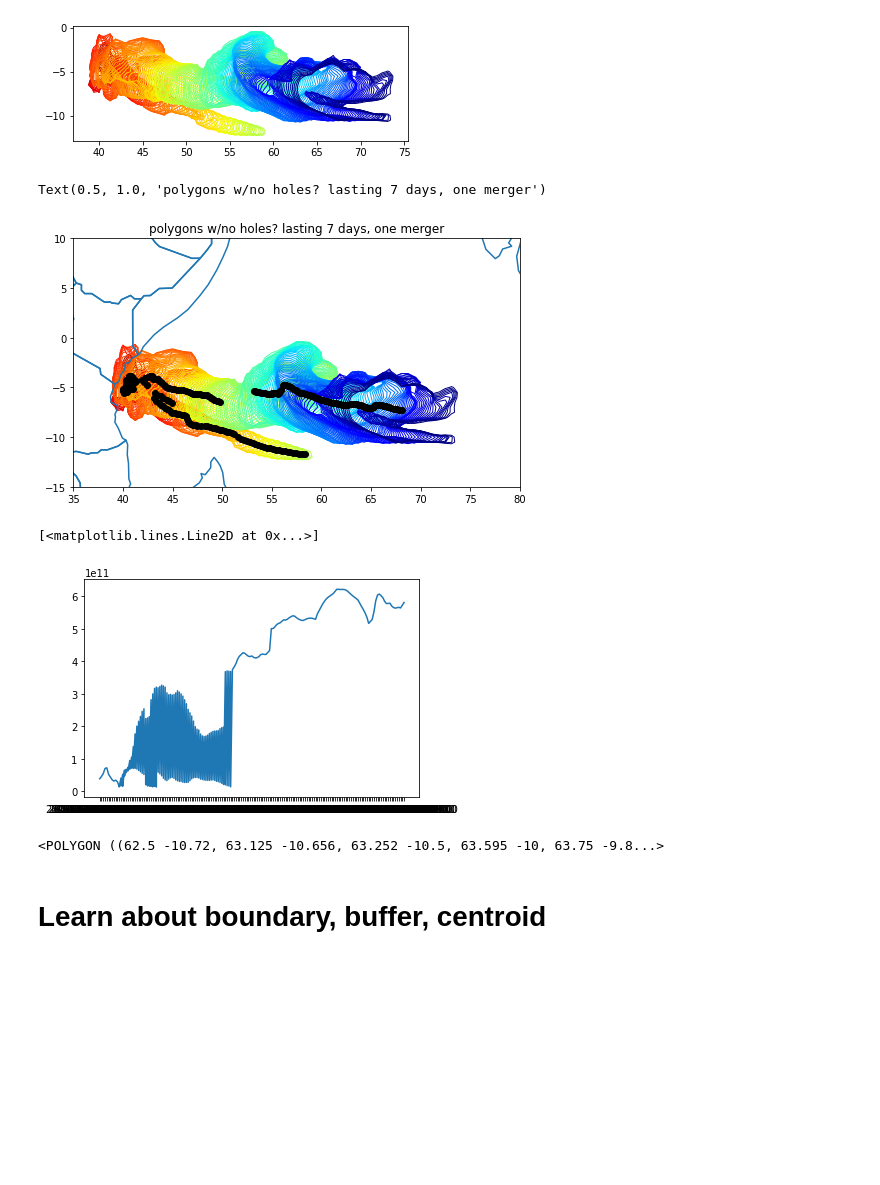
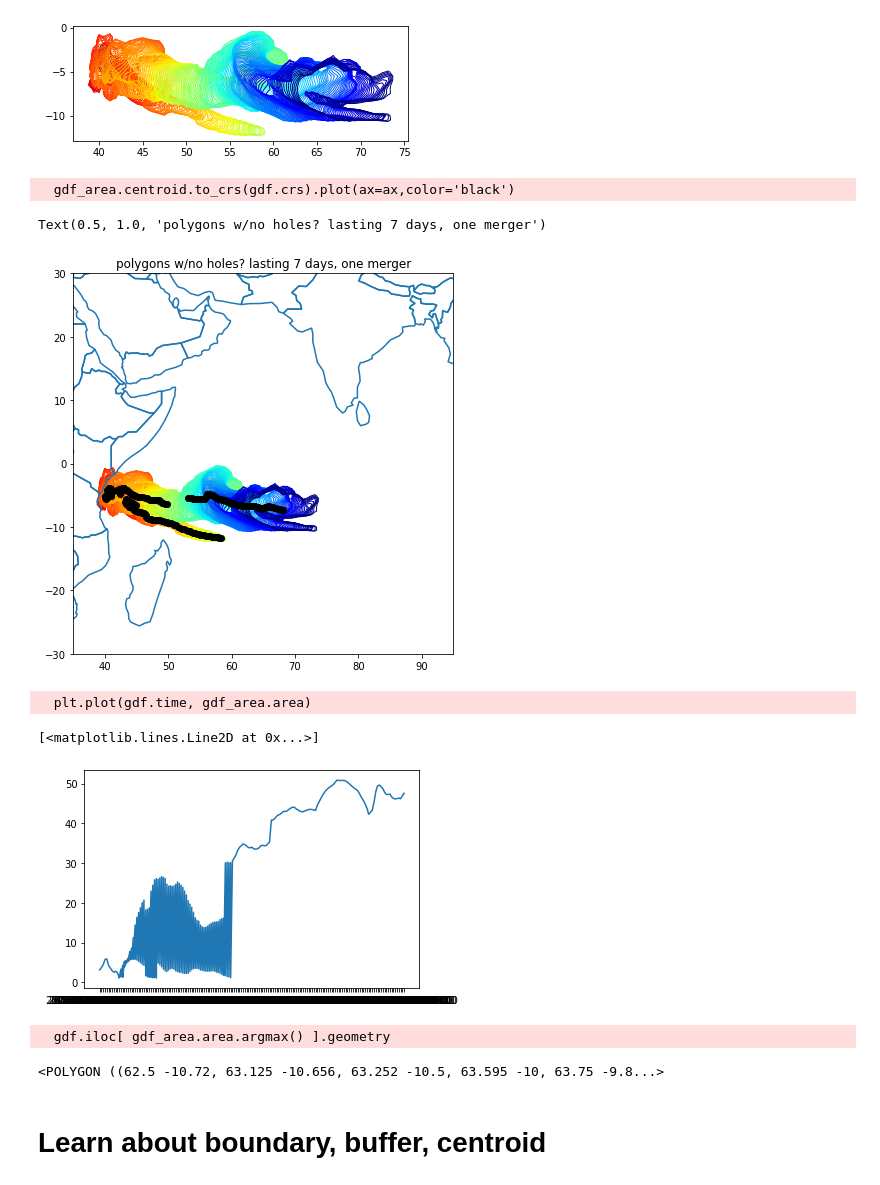
Before and after one commit to snigsam/VaporLakes, a Jupyter notebook: Distance_from_boundary.ipynb, the cells around one changed output. Cells and saved outputs as stored; diff of their text form; code cells hidden in the pictures; blank space fills up the shorter version.

```diff
--- a/Distance_from_boundary.ipynb
+++ b/Distance_from_boundary.ipynb
@@ -49,7 +53,7 @@ gdf = gp.read_file('GEOJSONS/'+filename)
 gdf
 # to avoid area warnings, use an equal-area map projection (CRS)
 # https://gis.stackexchange.com/questions/372564/userwarning-when-trying-to-get-centroid-from-a-polygon-geopandas
-gdf_area = gdf.to_crs('+proj=cea')
+gdf_area = gdf.set_crs(epsg = "4326", inplace = True)         #.to_crs('+proj=cea')
 # %%
 gdf.plot(column='time', facecolor='none', cmap='jet') #, alpha=1) #, legend=True)
 # %% [output]
@@ -58,36 +62,39 @@ gdf.plot(column='time', facecolor='none', cmap='jet') #, alpha=1) #, legend=True
 # %%
 # with map context and centroids
 fig, ax = plt.subplots(figsize=[8,7])
 ax.set_aspect('equal')
-ax.set_xlim(35, 80)
-ax.set_ylim(-15,10)
+ax.set_xlim(35, 95)
+ax.set_ylim(-30,30)
 
 gdf.plot(ax=ax, column='time', facecolor='none', \
                 cmap='jet', alpha=1) #, legend=True)
 
 # Plot centroids
 gdf_area.centroid.to_crs(gdf.crs).plot(ax=ax,color='black')
 
 #gdf.boundary.plot(ax=ax, color='black')
 path = gp.datasets.get_path('naturalearth_lowres') # Geography background
 mapdf = gp.read_file(path)
 mapdf.boundary.plot(ax=ax)
 
 ax.set_title('polygons w/no holes? lasting 7 days, one merger')
 # %% [output]
-Text(0.5, 1.0, 'polygons w/no holes? lasting 7 days, one merger')
+  gdf_area.centroid.to_crs(gdf.crs).plot(ax=ax,color='black')
+Text(0.5, 1.0, 'polygons w/no holes? lasting 7 days, one merger')
-[figure, old version]
+[figure, new version]
 # %%
 plt.plot(gdf.time, gdf_area.area)
 # %% [output]
-[<matplotlib.lines.Line2D at 0x...>]
+  plt.plot(gdf.time, gdf_area.area)
+[<matplotlib.lines.Line2D at 0x...>]
-[figure, old version]
+[figure, new version]
 # %%
 # shape of largest blob at any time
 
 gdf.iloc[ gdf_area.area.argmax() ].geometry
 # %% [output]
-<POLYGON ((62.5 -10.72, 63.125 -10.656, 63.252 -10.5, 63.595 -10, 63.75 -9.8...>
+  gdf.iloc[ gdf_area.area.argmax() ].geometry
+<POLYGON ((62.5 -10.72, 63.125 -10.656, 63.252 -10.5, 63.595 -10, 63.75 -9.8...>
 # %% [markdown]
 # Learn about boundary, buffer, centroid
 # %%
```
Also changed, not shown: parts of 15 cells of this notebook.
